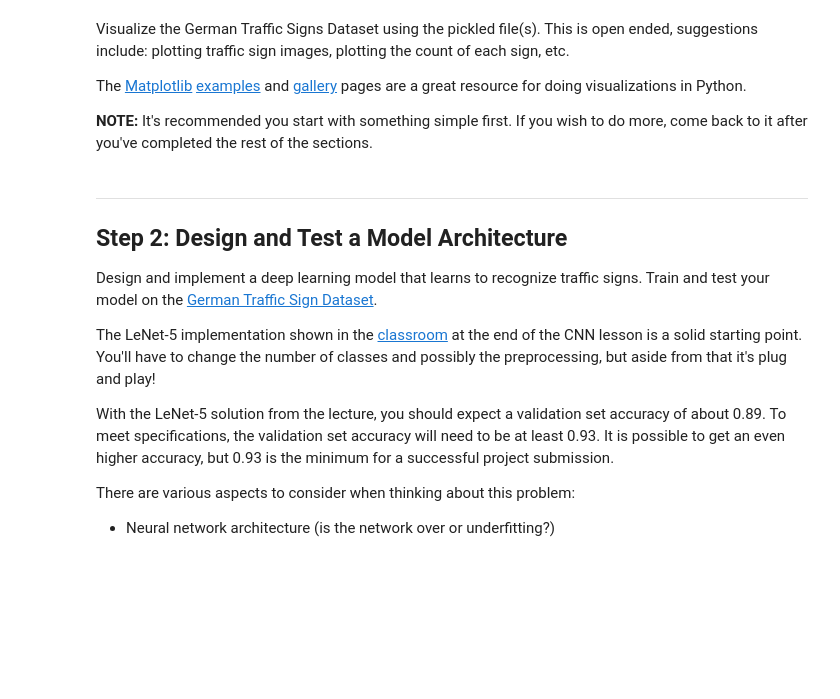
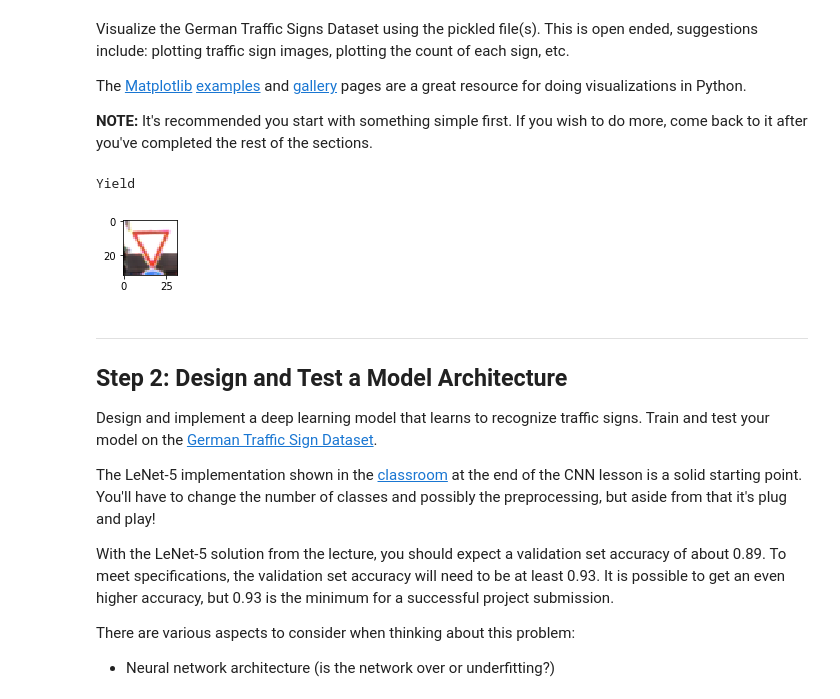
Before and after one commit to alex-kalinin/CarND-Traffic-Sign-Classifier-Project, a Jupyter notebook: Traffic_Sign_Classifier.ipynb, the cells around one changed output. Drawn from its saved outputs; the diff is of its cells as text; code cells hidden in the pictures; blank space fills up the shorter version.

```diff
--- a/Traffic_Sign_Classifier.ipynb
+++ b/Traffic_Sign_Classifier.ipynb
@@ -101,13 +106,19 @@ class_names = read_sign_names()
 # %%
 ### Data exploration visualization code goes here.
 ### Feel free to use as many code cells as needed.
 
-index = random.randint(0, len(X_train))
-image = X_train[index].squeeze()
+def test_image(test_set, test_labels):
+    index = random.randint(0, len(test_set))
+    image = test_set[index].squeeze()
+    plt.figure(figsize=(1,1))
+    plt.imshow(image)
+    print(class_names[test_labels[index]])
+    return image
 
-plt.figure(figsize=(1,1))
-plt.imshow(image)
-print(class_names[y_train[index]])
+im = test_image(X_train, y_train)
+# %% [output]
+Yield
+[figure, added]
 # %% [markdown]
 ----
 
```
Also changed, not shown: parts of 13 cells of this notebook.
